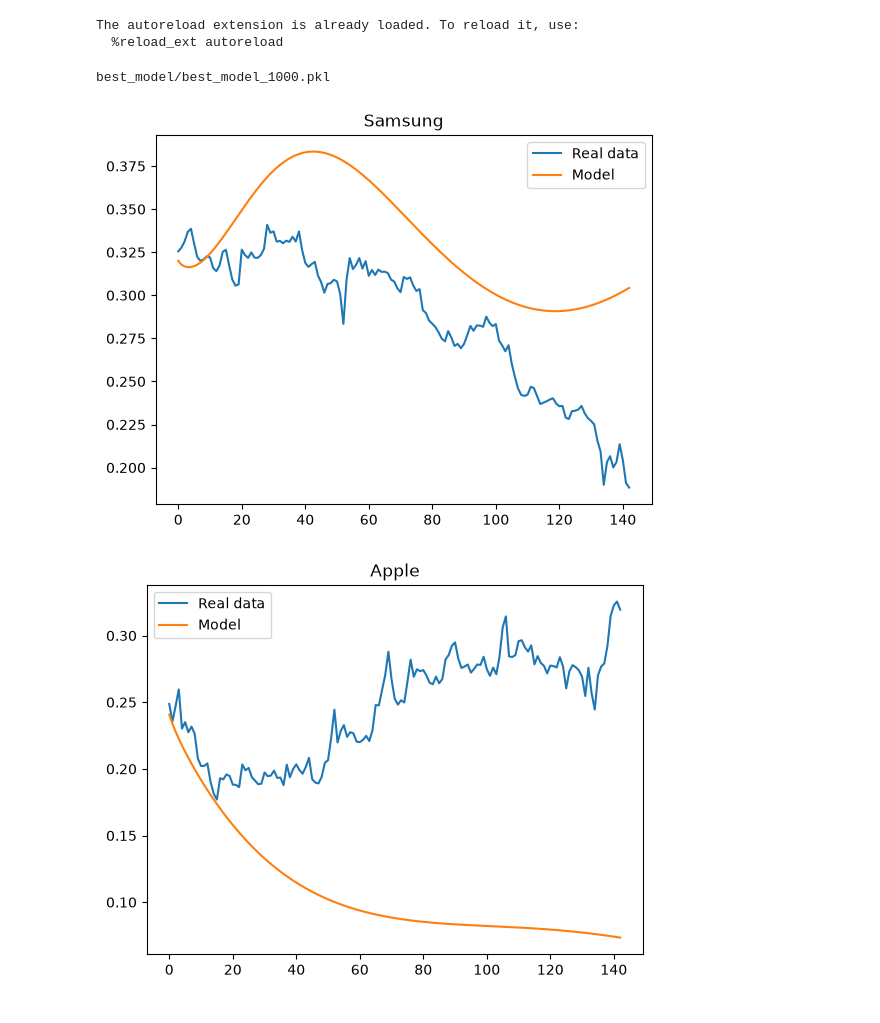
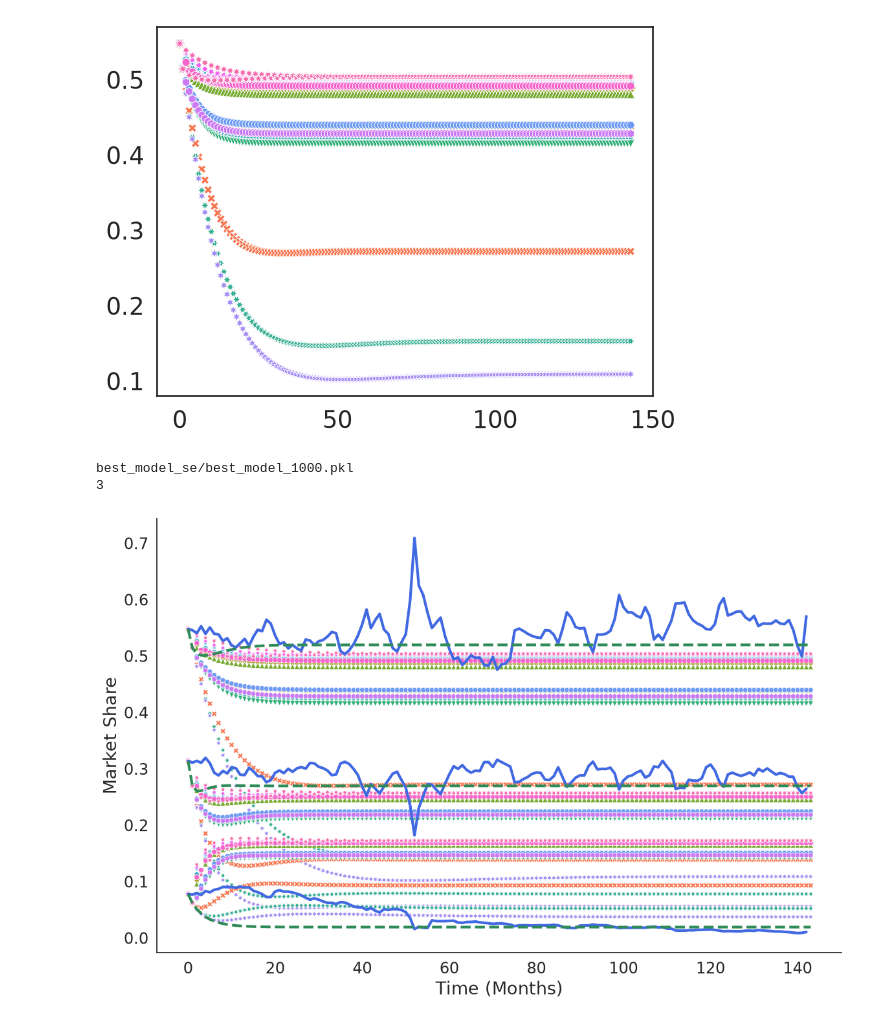
Before and after one commit to jakobgotberg/diffusion_of_innovation_in_multilayer_networks, a Jupyter notebook: model_tuning.ipynb, the cells around one changed output. Saved outputs shown, nothing was run; the diff lists cells and outputs as text; code cells hidden in the pictures.

Commit message:
Parameter tuning etc

```diff
--- a/model_tuning.ipynb
+++ b/model_tuning.ipynb
@@ -5,61 +5,82 @@ from real_data import vendors, vendor_map, get_initial_state
 from adoptionopinions_model import Simulation, Networks, Initial_state
 from networks import complete
 import matplotlib.pyplot as plt
+from matplotlib.patches import Patch
 import pandas as pd
 import numpy as np
-real_world_data = "vendor-ww-monthly-201407-202605.csv"
+import seaborn as sns
+real_world_data = "vendor-SE-monthly-201407-202605.csv"
 n = 1000
-model_path = f"best_model/best_model_{n}.pkl"
-
+model_path = f"best_model_se/best_model_{n}.pkl"
+import matplotlib.font_manager as fm
+font_file = "../fonts/Arvo-Bold.ttf"
+font = fm.FontProperties(fname=font_file)
+plt.rcParams["font.family"] = font.get_name()
+sns.set_theme(style="white", font_scale=1.6)
+sns.despine()
 %load_ext autoreload
 %autoreload 2
-# %% [output]
-The autoreload extension is already loaded. To reload it, use:
-  %reload_ext autoreload
 # %%
 df = pd.read_csv(real_world_data)
 df = df[vendors] / 100
+with open("sensitive_analysis.pkl", "rb") as fd:
+    betas = pickle.load(fd)
+g = sns.scatterplot(data=betas[0], color="grey", legend=False)
+plt.show()
+# %% [output]
+[figure, added]
 # %%
 with open(model_path, "rb") as fd:
     print(model_path)
     SC = pickle.load(fd)
 
 k = len(vendors)
+print(k)
 rows = len(df)
-IS = get_initial_state(n, df.iloc[0].tolist(), k)
-IS = Initial_state(IS.s, IS.a, IS.d, SC.x0)
+s, a = get_initial_state(n, df.iloc[0].tolist(), k)
+IS = Initial_state(s, a, np.zeros((k,n)), SC.x0)
 net = Networks(W=complete(n), V = complete(n))
 
 sim = Simulation(
             simulation_constants = SC,
             initial_states = IS,
             net = net,
-            window_size=rows
+            window_size=2 * rows
             )
 
 for _ in range(rows):
     sim()
 
 # the shape of the object is: rows * k * n
 states = sim.get_adoption_states()
 market_share_prediction = [None] * k
 for vendor in vendors:
     index = vendor_map[vendor]
     # market_share_prediction is a row long list of the mean of the k:th vendor.
     # rows * 1 * n -> rows * 1
     market_share_prediction[index] = np.array([state[index].mean() for state in states])
 
-o = rows
-
+fig, ax = plt.subplots(figsize=(12, 8))
+o = 2
+colors=["royalblue", "seagreen", "gold"]
 for vendor in vendors:
     index = vendor_map[vendor]
-    plt.plot(df[vendor], label="Real data")
-    plt.plot(market_share_prediction[index][:o], label="Model")
-    plt.title(vendor)
+    g = sns.lineplot(data=df[vendor], ax=ax, color="royalblue", linewidth=3, legend=False)
 
-    plt.legend()
-    plt.show()
+    g = sns.scatterplot(data=betas[index], color="grey", legend=False)
+    g = sns.lineplot(linestyle="--", data=market_share_prediction[index], color="seagreen", legend=False, ax=ax, linewidth=3)
+
+
+
+#g.legend(fontsize=14,    handlelength=2.5,    handleheight=1.5)
+sns.despine()
+g.set_ylabel("Market Share")
+g.set_xlabel("Time (Months)")
+plt.tight_layout()
+plt.savefig(f"m.svg", format="svg", bbox_inches="tight", transparent=True)
+
+plt.show()
 # %% [output]
-best_model/best_model_1000.pkl
+best_model_se/best_model_1000.pkl
+3
-[figure, old version]
+[figure, new version]
-[figure, removed]
```
Also changed, not shown: parts of 2 cells of this notebook, 5 other files.
